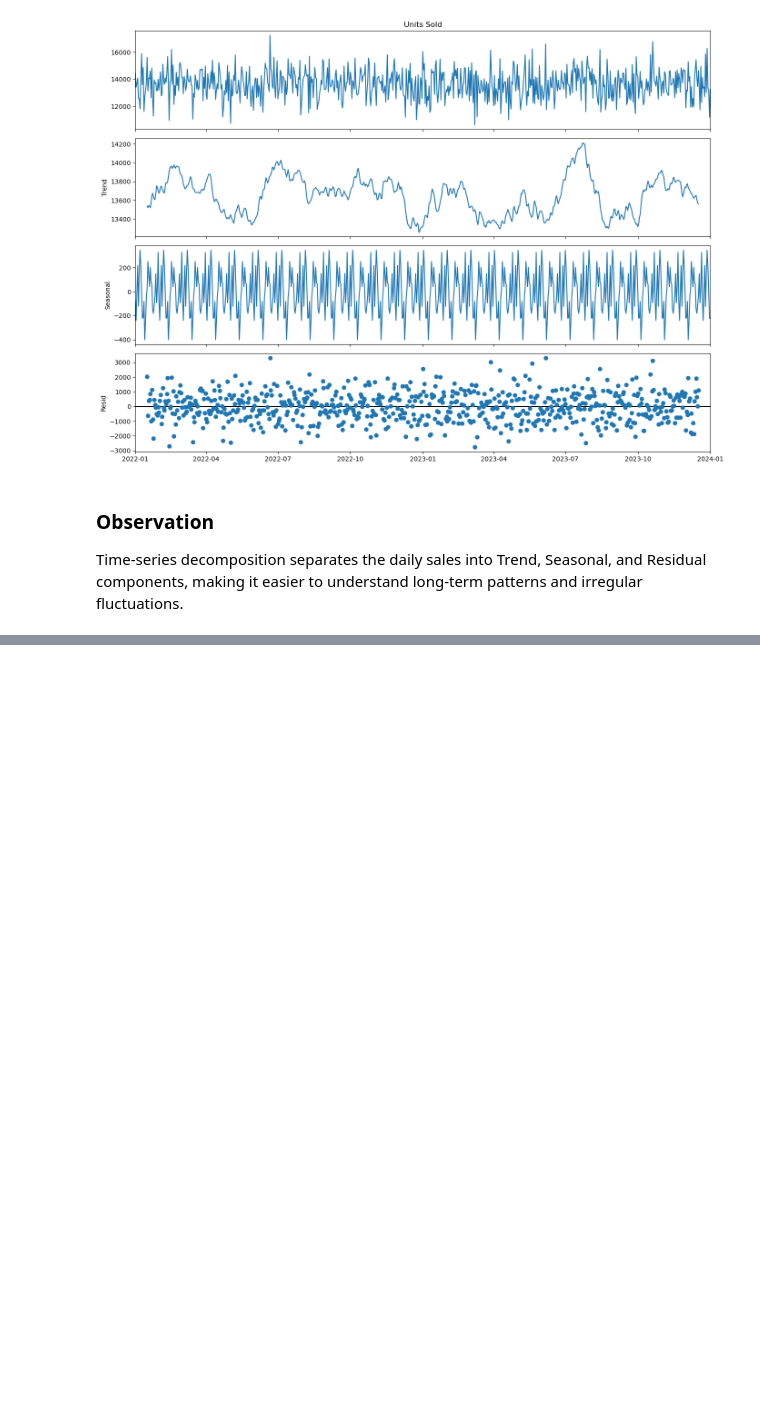
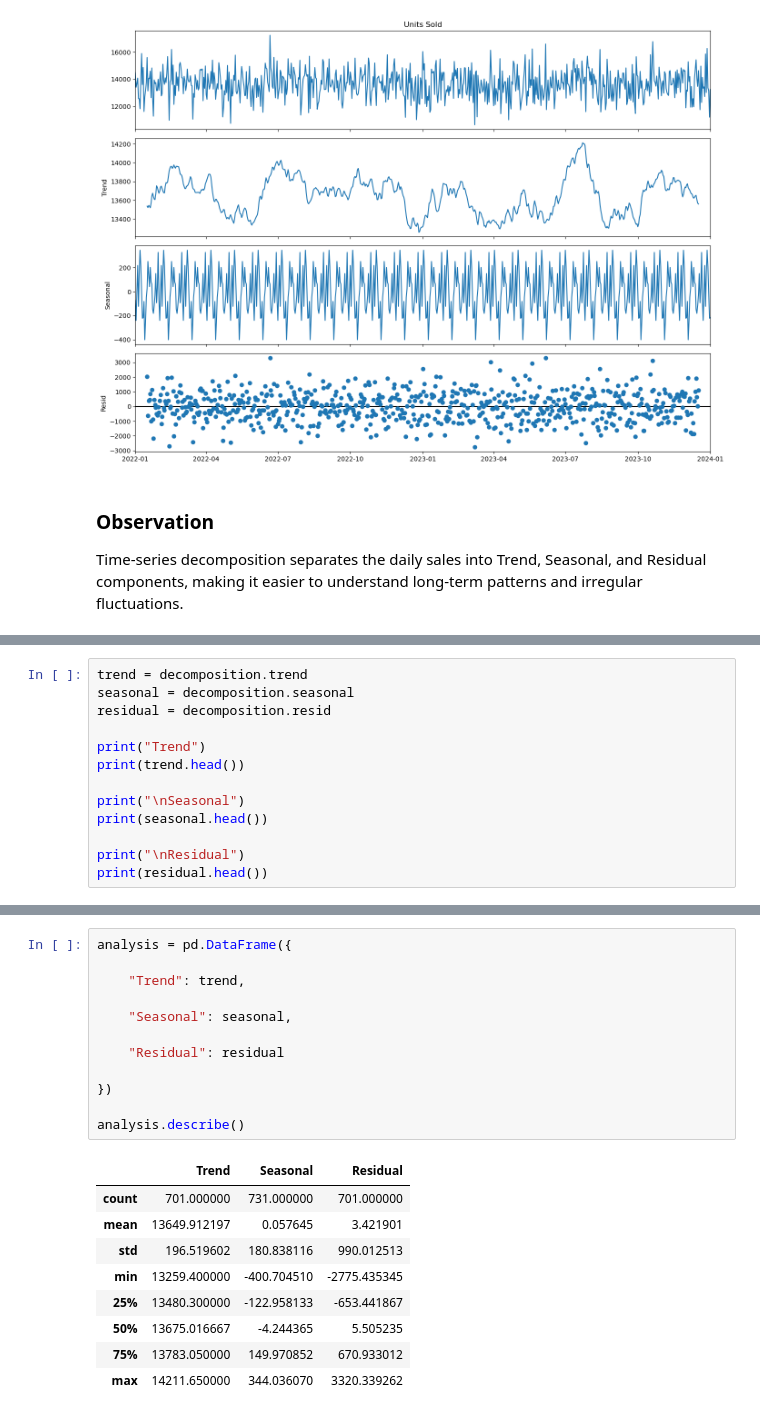
Before and after one commit to dharani-malla/Supply-Chain-Analytics-Demand-Forecasting-Anamoly-Detection, a Jupyter notebook: Week1_TimeSeries_Processing.ipynb, the cells around one changed output, grey strips where cells are left out. Drawn from its saved outputs; the diff is of its cells as text; blank space fills up the shorter version.

```diff
--- a/Week1_TimeSeries_Processing.ipynb
+++ b/Week1_TimeSeries_Processing.ipynb
@@ -246,0 +251,13 @@ Time-series decomposition separates the daily sales into Trend, Seasonal, and Re
+# %%
+trend = decomposition.trend
+seasonal = decomposition.seasonal
+residual = decomposition.resid
+
+print("Trend")
+print(trend.head())
+
+print("\nSeasonal")
+print(seasonal.head())
+
+print("\nResidual")
+print(residual.head())
@@ -246,0 +295,22 @@ Time-series decomposition separates the daily sales into Trend, Seasonal, and Re
+# %%
+analysis = pd.DataFrame({
+
+    "Trend": trend,
+
+    "Seasonal": seasonal,
+
+    "Residual": residual
+
+})
+
+analysis.describe()
+# %% [output]
+|  | Trend | Seasonal | Residual |
+| count | 701.000000 | 731.000000 | 701.000000 |
+| mean | 13649.912197 | 0.057645 | 3.421901 |
+| std | 196.519602 | 180.838116 | 990.012513 |
+| min | 13259.400000 | -400.704510 | -2775.435345 |
+| 25% | 13480.300000 | -122.958133 | -653.441867 |
+| 50% | 13675.016667 | -4.244365 | 5.505235 |
+| 75% | 13783.050000 | 149.970852 | 670.933012 |
+| max | 14211.650000 | 344.036070 | 3320.339262 |
```
Also changed, not shown: parts of 4 cells of this notebook.
